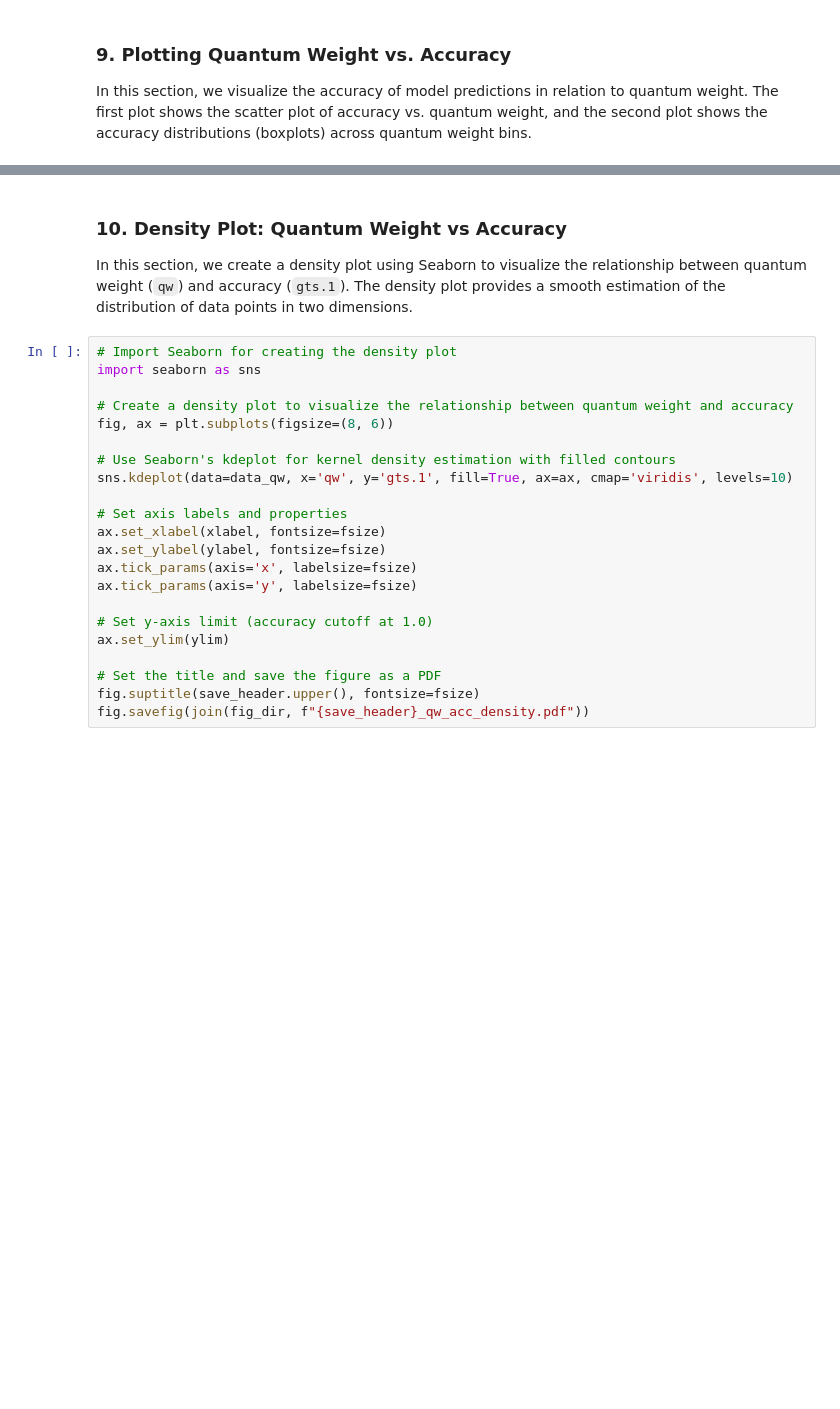
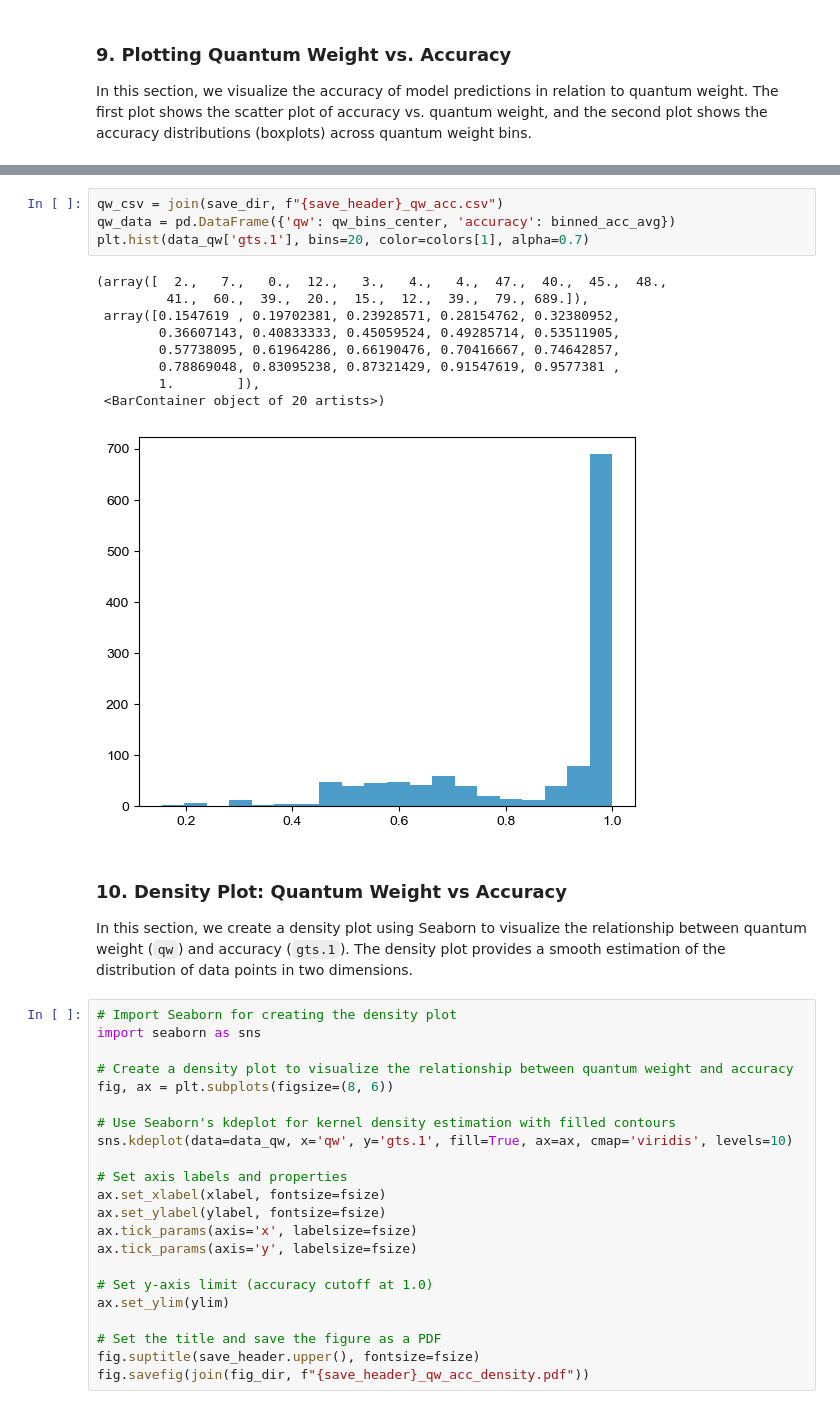
Before and after one commit to slee-lab/llm4syn, a Jupyter notebook: eval_llm4syn.ipynb, the cells around one changed output, grey strips where cells are left out. Drawn from its saved outputs; the diff is of its cells as text; blank space fills up the shorter version.

```diff
--- a/eval_llm4syn.ipynb
+++ b/eval_llm4syn.ipynb
@@ -363,3 +379,17 @@ fig.savefig(join(fig_dir, f"{save_header}_qw_acc.pdf"))
+# %%
+qw_csv = join(save_dir, f"{save_header}_qw_acc.csv")
+qw_data = pd.DataFrame({'qw': qw_bins_center, 'accuracy': binned_acc_avg})
+plt.hist(data_qw['gts.1'], bins=20, color=colors[1], alpha=0.7)
+# %% [output]
+(array([  2.,   7.,   0.,  12.,   3.,   4.,   4.,  47.,  40.,  45.,  48.,
+         41.,  60.,  39.,  20.,  15.,  12.,  39.,  79., 689.]),
+ array([0.1547619 , 0.19702381, 0.23928571, 0.28154762, 0.32380952,
+        0.36607143, 0.40833333, 0.45059524, 0.49285714, 0.53511905,
+        0.57738095, 0.61964286, 0.66190476, 0.70416667, 0.74642857,
+        0.78869048, 0.83095238, 0.87321429, 0.91547619, 0.9577381 ,
+        1.        ]),
+ <BarContainer object of 20 artists>)
+[figure, added]
 # %% [markdown]
 ### 10. Density Plot: Quantum Weight vs Accuracy
 
```
Also changed, not shown: parts of 8 cells of this notebook, 4 other files.
